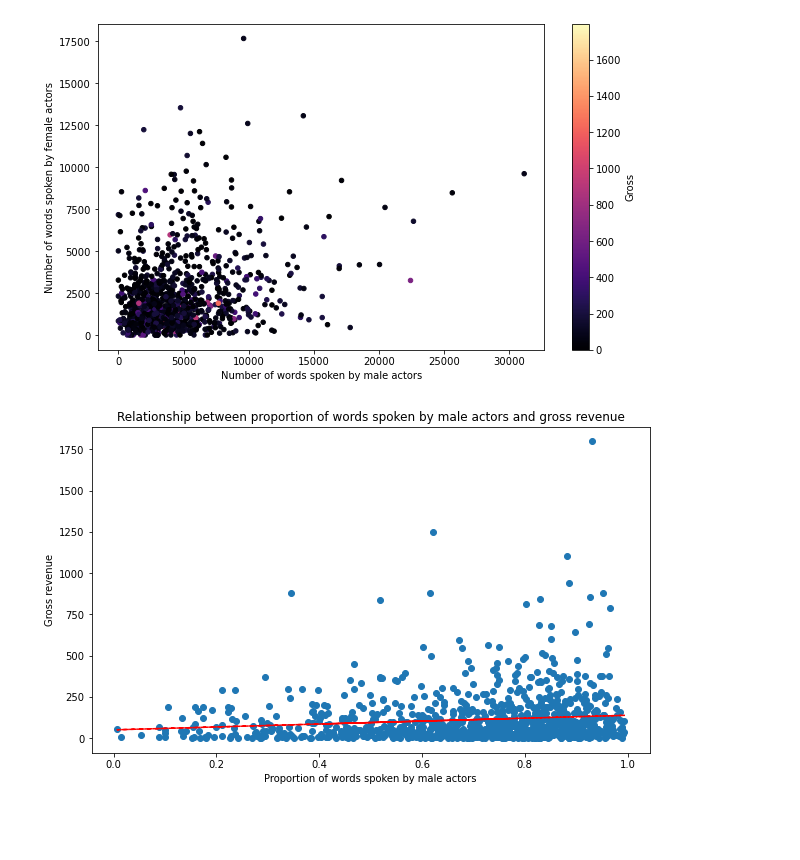
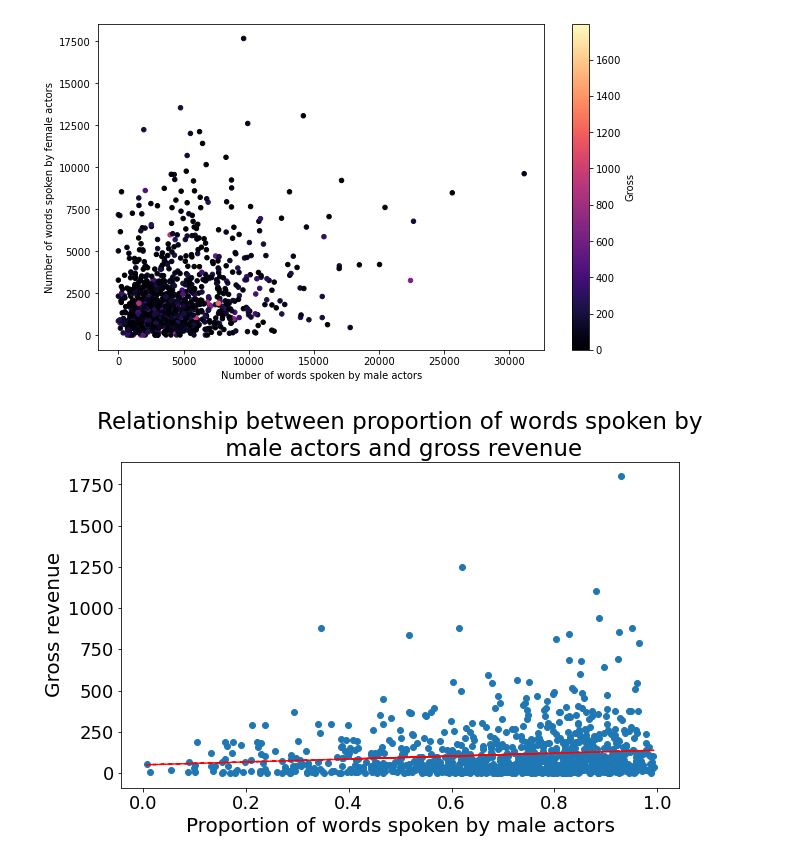
Before and after one commit to Dazarang/Statistical-Machine-Learning, a Jupyter notebook: Project/Project_Stats.ipynb, the cells around one changed output. Saved outputs shown, nothing was run; the diff lists cells and outputs as text; code cells hidden in the pictures; blank space fills up the shorter version.

```diff
--- a/Project/Project_Stats.ipynb
+++ b/Project/Project_Stats.ipynb
@@ -136,26 +146,27 @@ plt.show()
 # %%
 import pandas as pd
 import numpy as np
 
 # load the dataset into a pandas DataFrame
 df = pd.read_csv('train.csv')
 
 # calculate the proportion of words spoken by male actors
 df['prop_words_male'] = df.apply(lambda row: (row['Number words male'] + row['Number of words lead']) / row['Total words'] if row['Lead'] == "Male" else row['Number words male'] / row['Total words'], axis=1)
 
 plt.scatter(df['prop_words_male'], df['Gross'])
 
 # fit and plot a linear regression line
 z = np.polyfit(df['prop_words_male'], df['Gross'], 1)
 p = np.poly1d(z)
 plt.plot(df['prop_words_male'], p(df['prop_words_male']), "r--")
 
 # add axis labels and title
-plt.xlabel('Proportion of words spoken by male actors')
-plt.ylabel('Gross revenue')
-plt.title('Relationship between proportion of words spoken by male actors and gross revenue')
-
+plt.xlabel('Proportion of words spoken by male actors', fontsize=20)
+plt.ylabel('Gross revenue', fontsize=20)
+plt.title('Relationship between proportion of words spoken by\n male actors and gross revenue', fontsize=23)
+plt.xticks(fontsize=18)
+plt.yticks(fontsize=18)
 plt.show()
 # %% [output]
-[figure, old version]
+[figure, new version]
 # %%
```
Also changed, not shown: parts of 6 cells of this notebook, 6 other files.
